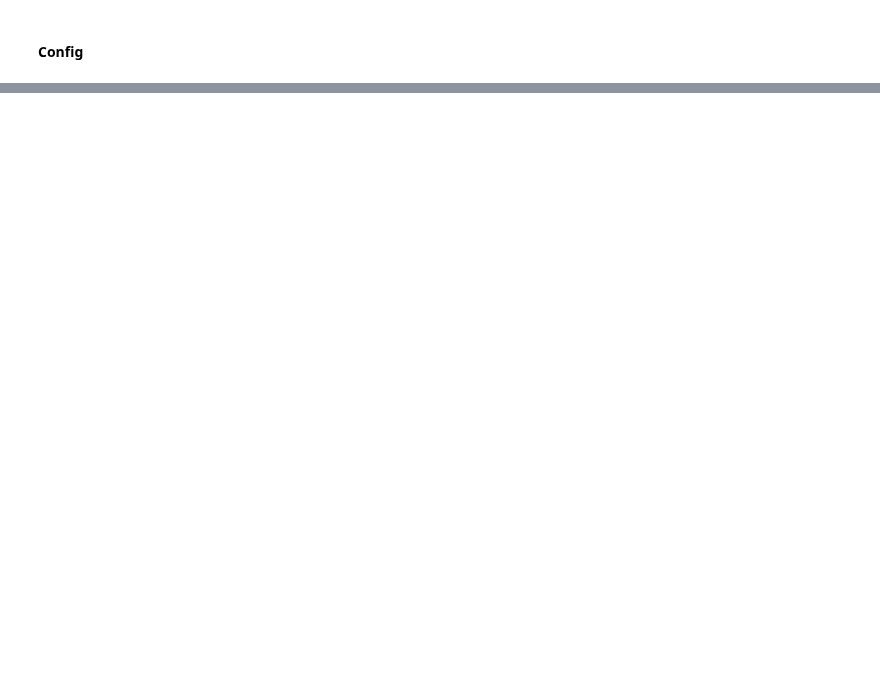
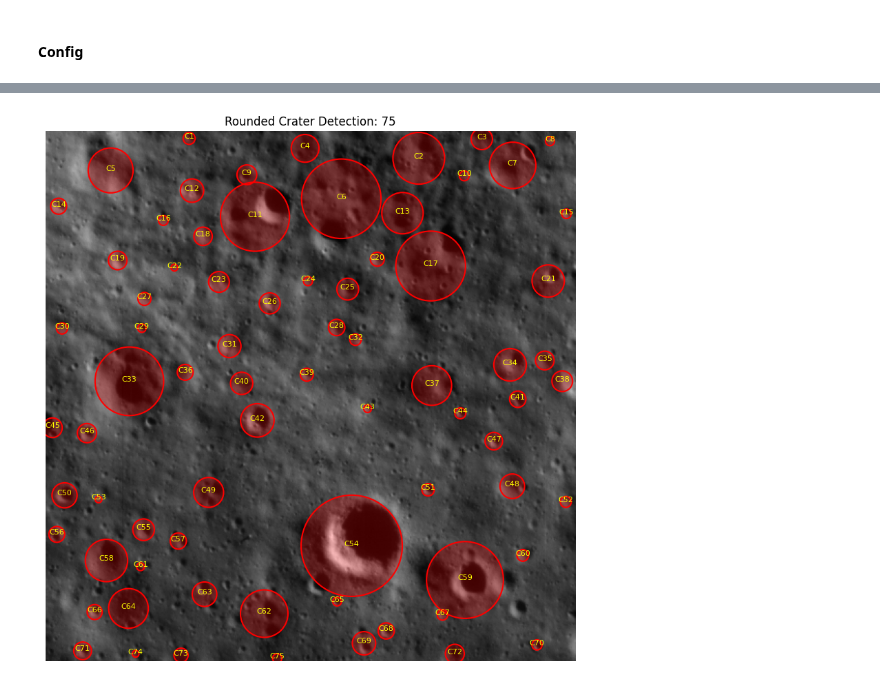
Before and after one commit to Dharun-prasath/LunaSurface-AI, a Jupyter notebook: Backend/Lunar.ipynb, the cells around one changed output, grey strips where cells are left out. Saved outputs shown, nothing was run; the diff lists cells and outputs as text; code cells hidden in the pictures; blank space fills up the shorter version.

```diff
--- a/Backend/Lunar.ipynb
+++ b/Backend/Lunar.ipynb
@@ -30,15 +35,14 @@ print("Using device:", DEVICE)
 #### Config
 # %%
 UNLABELED_DIR = "/Users/pheonix/Documents/Minor Project/LunaSurface-AI/Backend/Moon_Data/patches"
-LABELED_IMG_DIR = "/Users/pheonix/Documents/Minor Project/LunaSurface-AI/Backend/Moon_Data/1.LabeledDataset/images"
-LABELED_MASK_DIR = "/Users/pheonix/Documents/Minor Project/LunaSurface-AI/Backend/Moon_Data/1.LabeledDataset/masks"
+
 
 IMG_SIZE = 512
 BATCH_SIZE = 6
-EPOCHS_SSL = 15
-EPOCHS_FINE = 15
+EPOCHS_SSL = 1
+EPOCHS_FINE = 80
 
-NUM_CLASSES = 4
+NUM_CLASSES = 2
 BLOCK_SIZE = 64
 MASK_RATIO = 0.4
 # %%
@@ -75,7 +79,7 @@ class UnlabeledDataset(Dataset):
 
 
 # 🔥 Choose how many images you want
-MAX_SSL_IMAGES = 100   # change this number anytime
+MAX_SSL_IMAGES = 10000   # change this number anytime
 
 unlabeled_dataset = UnlabeledDataset(
     UNLABELED_DIR,
@@ -314,7 +464,7 @@ class MultiScaleSegModel(nn.Module):
 
 seg_model = MultiScaleSegModel(encoder).to(DEVICE)
 # %%
-weights = torch.tensor([0.1,1,1,1]).to(DEVICE)
+weights = torch.tensor([1.0, 1.5]).to(DEVICE)
 ce_loss = nn.CrossEntropyLoss(weight=weights)
 
 def dice_loss(pred, target, eps=1e-6):
@@ -329,7 +479,11 @@ def dice_loss(pred, target, eps=1e-6):
 
     return 1 - dice.mean()
 
-optimizer = torch.optim.Adam(seg_model.fusion.parameters(), lr=1e-4)
+optimizer = torch.optim.Adam(
+    list(seg_model.fusion.parameters()) +
+    list(encoder.stage3.parameters()),
+    lr=1e-4
+)
 # %%
 for epoch in range(EPOCHS_FINE):
 
@@ -371,25 +543,70 @@ for epoch in range(EPOCHS_FINE):
 # %%
+import numpy as np
+import matplotlib.pyplot as plt
+from scipy import ndimage
+from matplotlib.patches import Circle
+
 seg_model.eval()
 
 img, mask = next(iter(val_loader))
 img = img.to(DEVICE)
 
 with torch.no_grad():
     pred = seg_model(img)
     pred_class = torch.argmax(F.softmax(pred, dim=1), dim=1)
 
-plt.figure(figsize=(12,4))
+img_np = img[0,0].cpu().numpy()
+pred_np = pred_class[0].cpu().numpy()
 
-plt.subplot(1,3,1)
-plt.title("Image")
-plt.imshow(img[0,0].cpu(), cmap="gray")
+# crater class = 1
+binary = (pred_np == 1).astype(np.uint8)
 
-plt.subplot(1,3,2)
-plt.title("Ground Truth")
-plt.imshow(mask[0], cmap="jet")
+# label regions
+labeled, num = ndimage.label(binary)
 
-plt.subplot(1,3,3)
-plt.title("Prediction")
-plt.imshow(pred_class[0].cpu(), cmap="jet")
+fig, ax = plt.subplots(figsize=(10,10))
+ax.imshow(img_np, cmap="gray")
 
+count = 0
+
+for i in range(1, num + 1):
+
+    ys, xs = np.where(labeled == i)
+
+    area = len(xs)
+
+    # remove tiny noise
+    if area < 30:
+        continue
+
+    cx = xs.mean()
+    cy = ys.mean()
+
+    # estimate radius from area
+    radius = np.sqrt(area / np.pi)
+
+    # draw round crater
+    circ = Circle(
+      (cx, cy),
+      radius,
+      edgecolor="red",
+      facecolor=(1, 0, 0, 0.25),  # RGBA: red with 25% opacity
+      linewidth=1.5
+)
+    ax.add_patch(circ)
+
+    count += 1
+
+    ax.text(
+        cx, cy,
+        f"C{count}",
+        color="yellow",
+        fontsize=8,
+        ha="center"
+    )
+
+ax.set_title(f"Rounded Crater Detection: {count}")
+ax.axis("off")
 plt.show()
+# %% [output]
+[figure, added]
```
Also changed, not shown: parts of 12 cells of this notebook, 48 other files.
